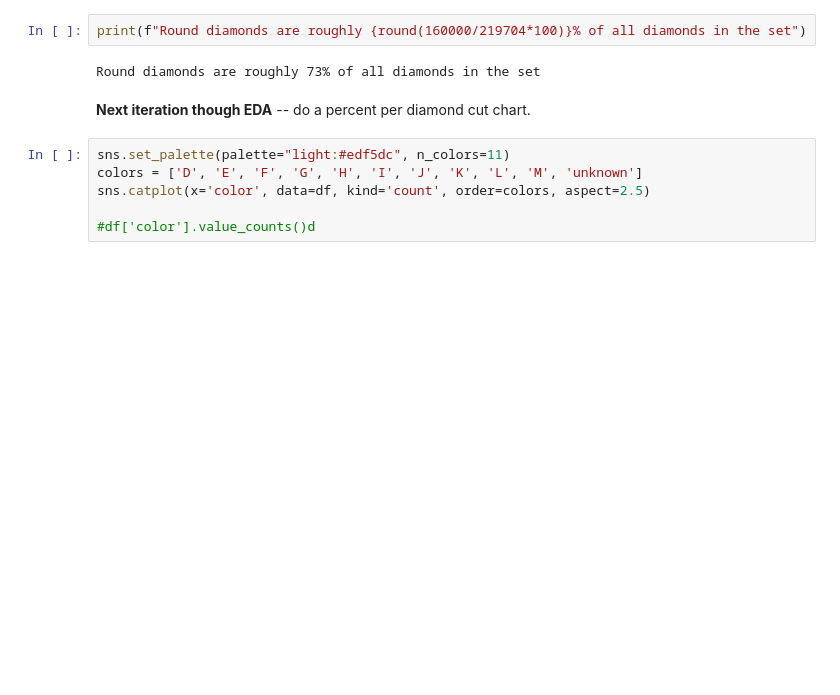
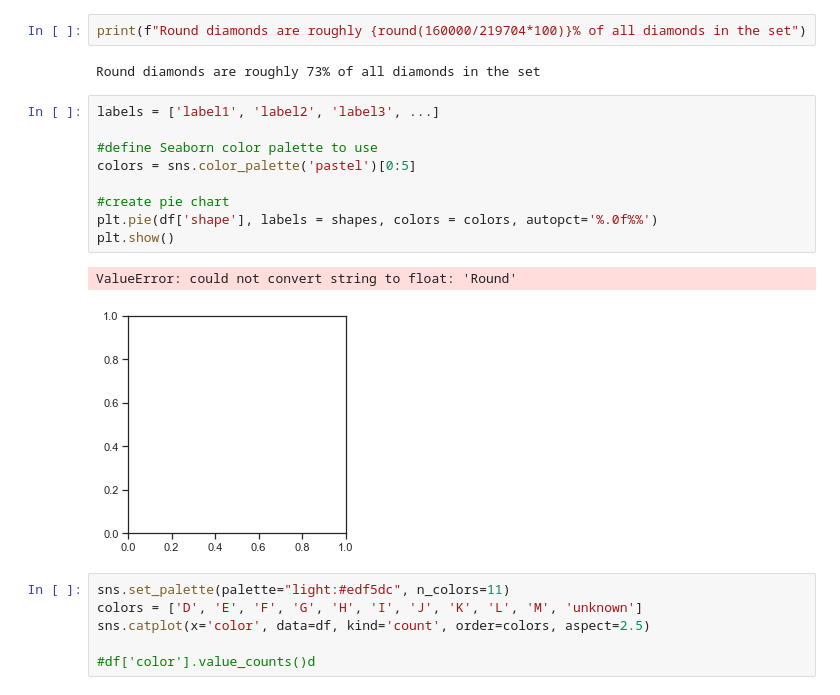
Before and after one commit to Little-PyProjects/Bees, a Jupyter notebook: Diamonds/notebooks/EDA.ipynb, the cells around one changed output. Saved outputs shown, nothing was run; the diff lists cells and outputs as text; blank space fills up the shorter version.

```diff
--- a/Diamonds/notebooks/EDA.ipynb
+++ b/Diamonds/notebooks/EDA.ipynb
@@ -149,8 +155,18 @@ Here's that graphic again to help in visulalizeing the shapes
 print(f"Round diamonds are roughly {round(160000/219704*100)}% of all diamonds in the set")
 # %% [output]
 Round diamonds are roughly 73% of all diamonds in the set
-# %% [markdown]
-**Next iteration though EDA** -- do a percent per diamond cut chart.
+# %%
+labels = ['label1', 'label2', 'label3', ...]
+
+#define Seaborn color palette to use
+colors = sns.color_palette('pastel')[0:5]
+
+#create pie chart
+plt.pie(df['shape'], labels = shapes, colors = colors, autopct='%.0f%%')
+plt.show()
+# %% [output]
+ValueError: could not convert string to float: 'Round'
+[figure, added]
 # %%
 sns.set_palette(palette="light:#edf5dc", n_colors=11)
 colors = ['D', 'E', 'F', 'G', 'H', 'I', 'J', 'K', 'L', 'M', 'unknown']
```
Also changed, not shown: parts of 9 cells of this notebook.
